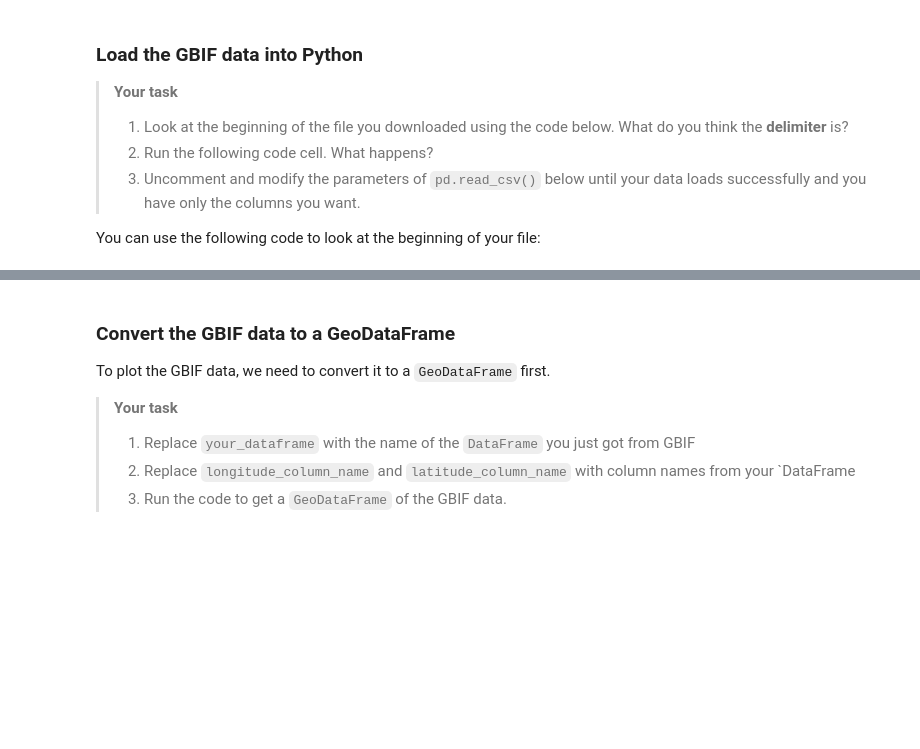
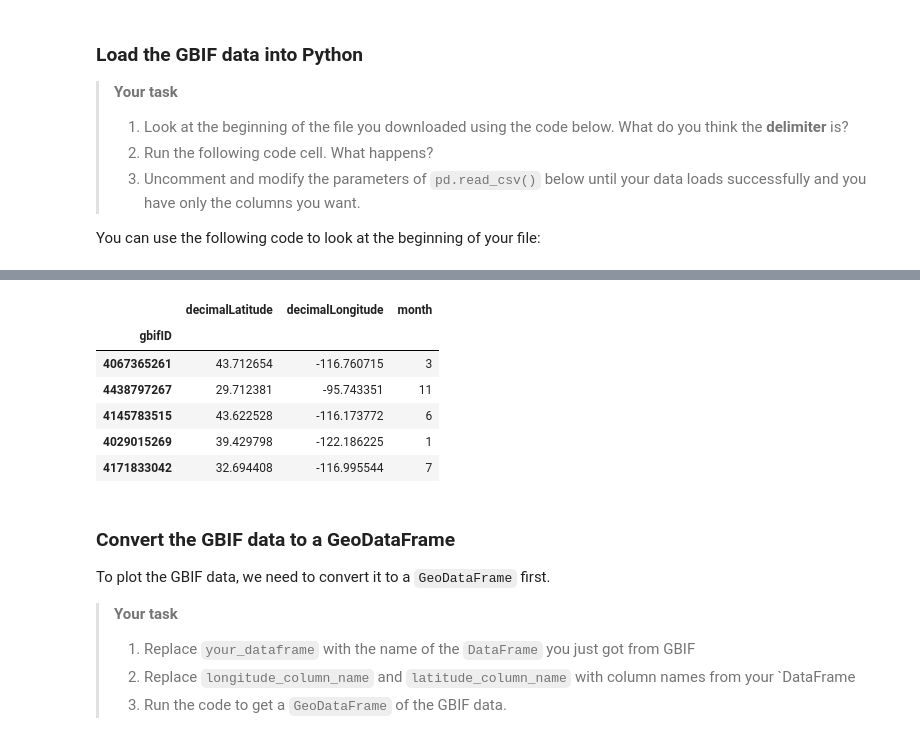
Before and after one commit to cu-esiil-edu/stars-02-species-distribution-EBiggane, a Jupyter notebook: species-distribution.ipynb, the cells around one changed output, grey strips where cells are left out. Cells and saved outputs as stored; diff of their text form; code cells hidden in the pictures; blank space fills up the shorter version.

```diff
--- a/species-distribution.ipynb
+++ b/species-distribution.ipynb
@@ -337,34 +346,0 @@ Exception: error: , with error status code 401check your number of active downlo
-# %%
-# Only download once
-gbif_pattern = os.path.join(gbif_dir, '*.csv')
-if not glob(gbif_pattern):
-    # Submit query to GBIF
-    gbif_query = occ.download([
-        "continent = NORTH_AMERICA",
-        "speciesKey = 9596413",
-        "hasCoordinate = TRUE",
-        "year = 2023",
-    ])
-    download_key = gbif_query[0]
-
-    # Wait for the download to build
-    if not 'GBIF_DOWNLOAD_KEY' in os.environ:
-        os.environ['GBIF_DOWNLOAD_KEY'] = gbif_query[0]
-
-        # Wait for the download to build
-        wait = occ.download_meta(download_key)['status']
-        while not wait=='SUCCEEDED':
-            wait = occ.download_meta(download_key)['status']
-            time.sleep(5)
-
-    # Download GBIF data
-    download_info = occ.download_get(
-        os.environ['GBIF_DOWNLOAD_KEY'],
-        path=data_dir)
-
-    # Unzip GBIF data
-    with zipfile.ZipFile(download_info['path']) as download_zip:
-        download_zip.extractall(path=gbif_dir)
-
-# Find the extracted .csv file path (take the first result)
-gbif_path = glob(gbif_pattern)[0]
@@ -389,12 +374,20 @@ You can use the following code to look at the beginning of your file:
 # %%
 # Load the GBIF data
 gbif_df = pd.read_csv(
     gbif_path,
-    #delimiter='',
-    #index_col='',
-    #usecols=[]
+    delimiter='\t',
+    index_col='gbifID',
+    usecols=['gbifID', 'decimalLatitude', 'decimalLongitude', 'month']
 )
 gbif_df.head()
+# %% [output]
+|  | decimalLatitude | decimalLongitude | month |
+| gbifID |  |  |  |
+| 4067365261 | 43.712654 | -116.760715 | 3 |
+| 4438797267 | 29.712381 | -95.743351 | 11 |
+| 4145783515 | 43.622528 | -116.173772 | 6 |
+| 4029015269 | 39.429798 | -122.186225 | 1 |
+| 4171833042 | 32.694408 | -116.995544 | 7 |
 # %% [markdown]
 ### Convert the GBIF data to a GeoDataFrame
 
```
Also changed, not shown: parts of 8 cells of this notebook.
